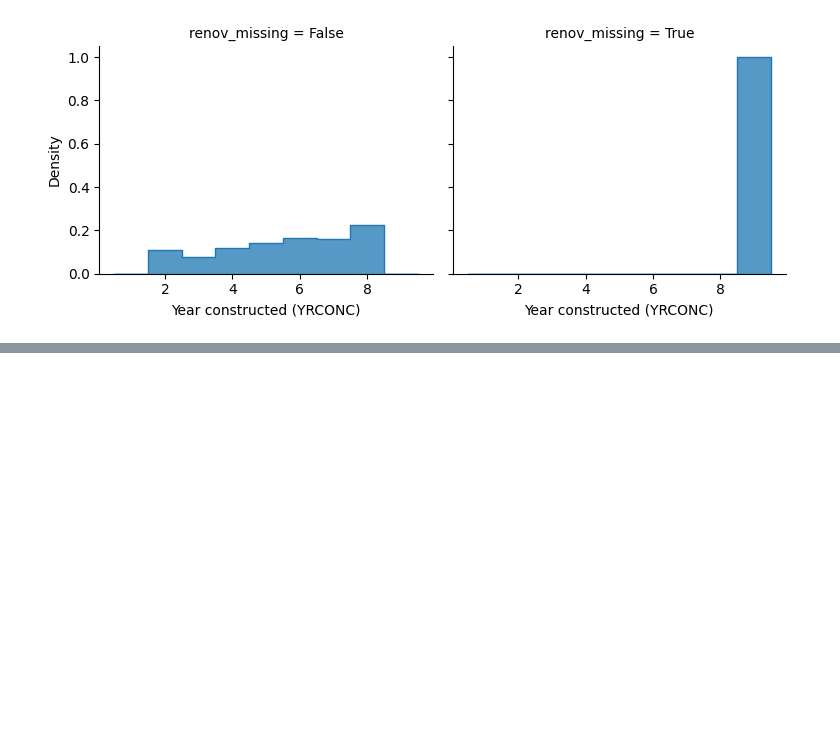
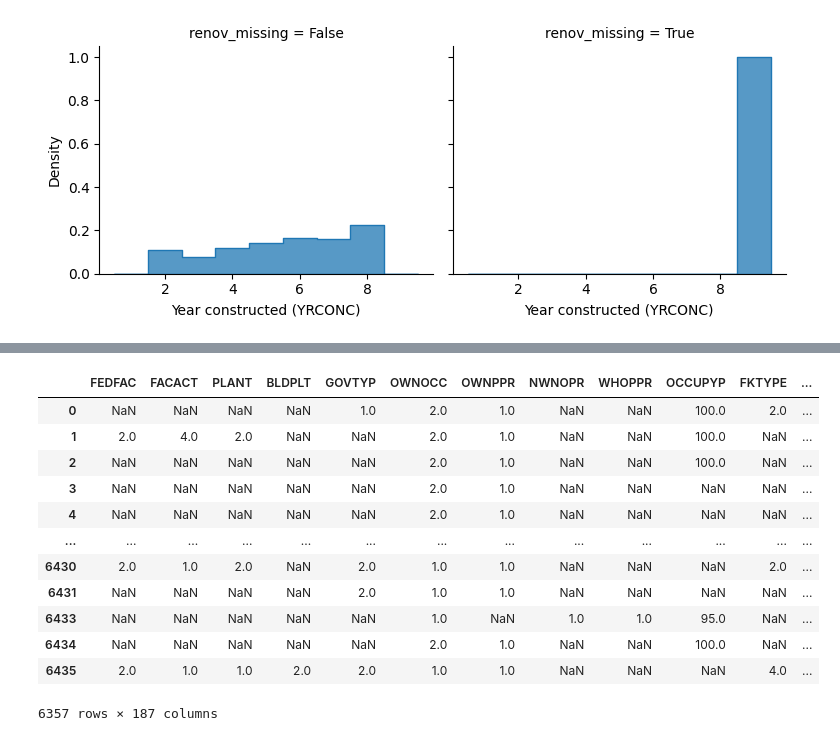
Before and after one commit to dgorin1/CBECS_portfolio, a Jupyter notebook: notebooks/01_eda.ipynb, the cells around one changed output, grey strips where cells are left out. Drawn from its saved outputs; the diff is of its cells as text; code cells hidden in the pictures; blank space fills up the shorter version.

```diff
--- a/notebooks/01_eda.ipynb
+++ b/notebooks/01_eda.ipynb
@@ -301,3 +260,19 @@ AttributeError: 'DataFrame' object has no attribute 'NRSBED'
+# %%
+df_with_nans_only
+# %% [output]
+|  | FEDFAC | FACACT | PLANT | BLDPLT | GOVTYP | OWNOCC | OWNPPR | NWNOPR | WHOPPR | OCCUPYP | FKTYPE | ... |
+| 0 | NaN | NaN | NaN | NaN | 1.0 | 2.0 | 1.0 | NaN | NaN | 100.0 | 2.0 | ... |
+| 1 | 2.0 | 4.0 | 2.0 | NaN | NaN | 2.0 | 1.0 | NaN | NaN | 100.0 | NaN | ... |
+| 2 | NaN | NaN | NaN | NaN | NaN | 2.0 | 1.0 | NaN | NaN | 100.0 | NaN | ... |
+| 3 | NaN | NaN | NaN | NaN | NaN | 2.0 | 1.0 | NaN | NaN | NaN | NaN | ... |
+| 4 | NaN | NaN | NaN | NaN | NaN | 2.0 | 1.0 | NaN | NaN | NaN | NaN | ... |
+| ... | ... | ... | ... | ... | ... | ... | ... | ... | ... | ... | ... | ... |
+| 6430 | 2.0 | 1.0 | 2.0 | NaN | 2.0 | 1.0 | 1.0 | NaN | NaN | NaN | 2.0 | ... |
+| 6431 | NaN | NaN | NaN | NaN | 2.0 | 1.0 | 1.0 | NaN | NaN | NaN | NaN | ... |
+| 6433 | NaN | NaN | NaN | NaN | NaN | 1.0 | NaN | 1.0 | 1.0 | 95.0 | NaN | ... |
+| 6434 | NaN | NaN | NaN | NaN | NaN | 2.0 | 1.0 | NaN | NaN | 100.0 | NaN | ... |
+| 6435 | 2.0 | 1.0 | 1.0 | 2.0 | 2.0 | 1.0 | 1.0 | NaN | NaN | NaN | 4.0 | ... |
+6357 rows × 187 columns
 # %%
 # from sklearn.ensemble import RandomForestRegressor
 # import matplotlib.pyplot as plt
```
Also changed, not shown: parts of 2 cells of this notebook.
